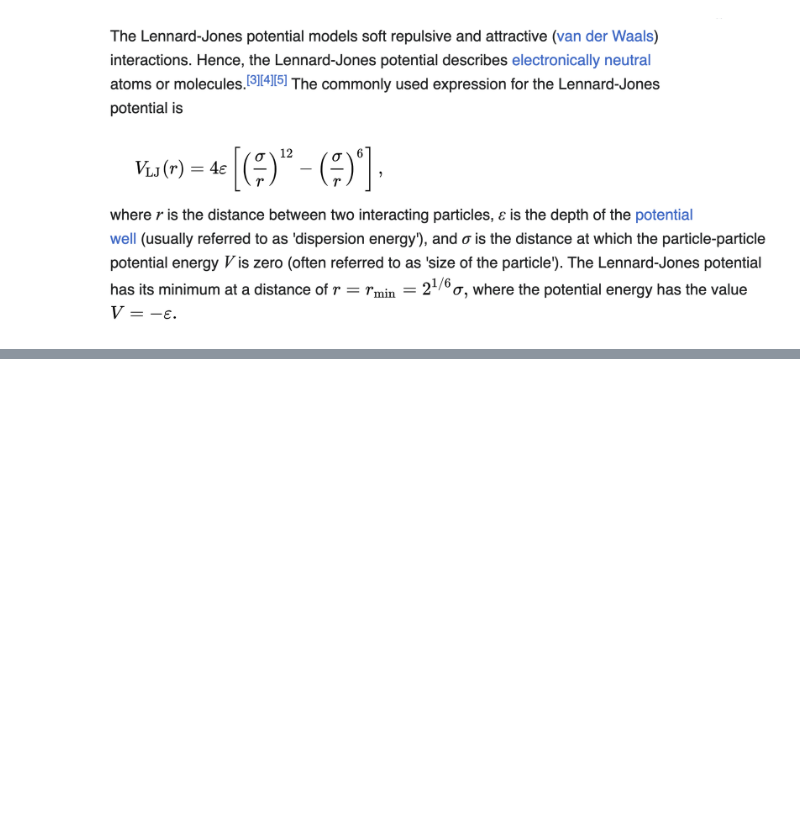
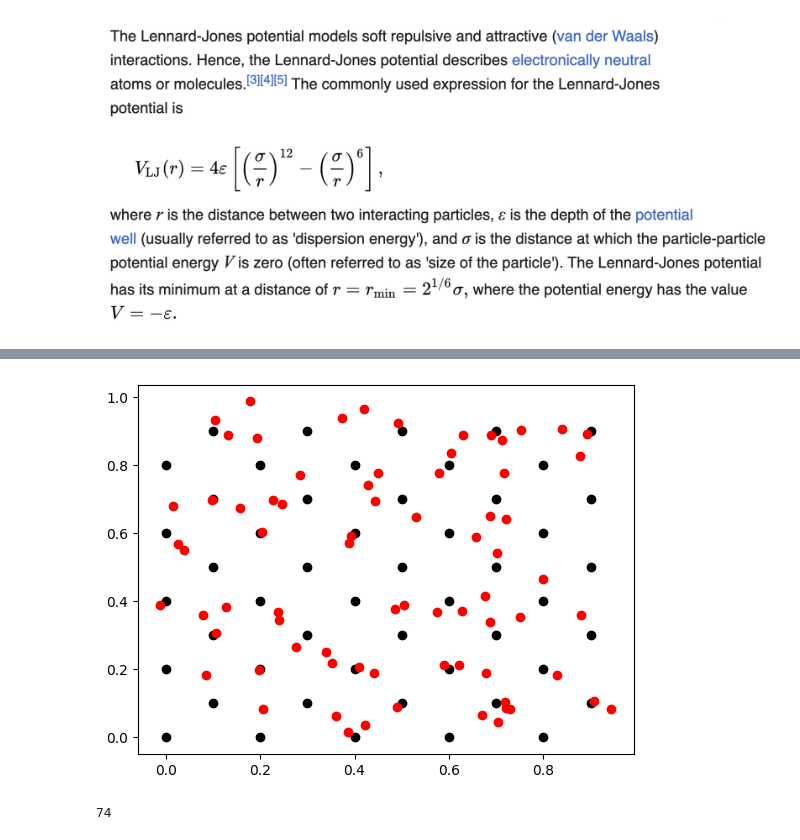
Before and after one commit to mannodiarun/MSE570, a Jupyter notebook: MC.ipynb, the cells around one changed output, grey strips where cells are left out. Cells and saved outputs as stored; diff of their text form; code cells hidden in the pictures; blank space fills up the shorter version.

```diff
--- a/MC.ipynb
+++ b/MC.ipynb
@@ -276,0 +293,12 @@ energy(x_start,y_start,box_start)/50
+# %%
+for i in range(0,N):
+    plt.scatter(x_start[i],y_start[i],c='k')
+for i in range(0,len(x_final)):
+   plt.scatter(x_final[i],y_final[i],c='r')
+plt.show()
+# %% [output]
+[figure, added]
+# %%
+len(y_final)
+# %% [output]
+74
```
Also changed, not shown: parts of 12 cells of this notebook.
